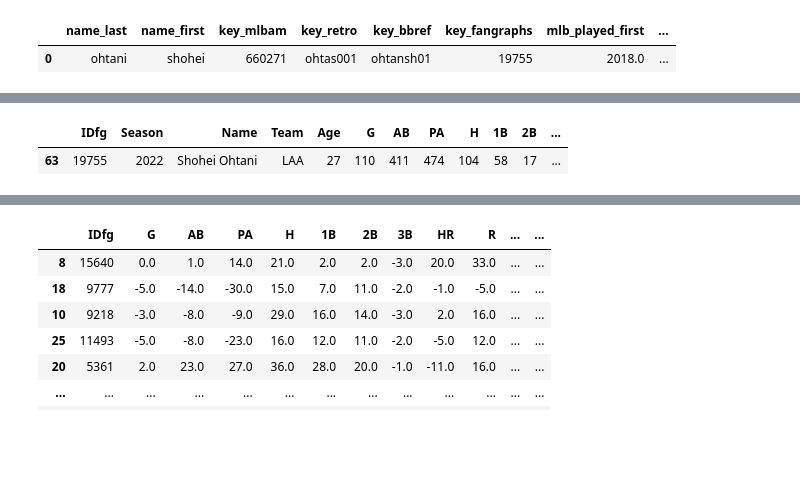
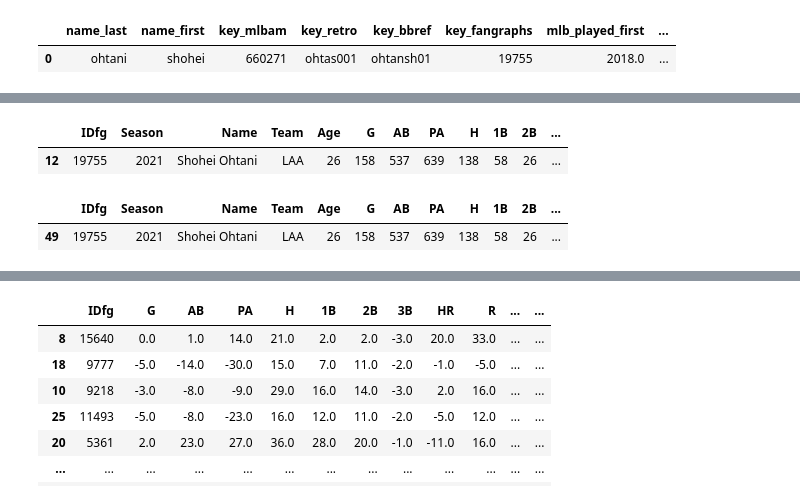
Before and after one commit to zengineering/data, a Jupyter notebook: mlb/pybaseball.ipynb, the cells around one changed output, grey strips where cells are left out. Drawn from its saved outputs; the diff is of its cells as text; code cells hidden in the pictures; blank space fills up the shorter version.

```diff
--- a/mlb/pybaseball.ipynb
+++ b/mlb/pybaseball.ipynb
@@ -94,5 +92,5 @@ ohtani_batting = batting2022.loc[batting2022["IDfg"] == 19755]
 # %%
-ohtani_batting
+ohtani_batting_2021_war
 # %% [output]
 |  | IDfg | Season | Name | Team | Age | G | AB | PA | H | 1B | 2B | ... |
-| 63 | 19755 | 2022 | Shohei Ohtani | LAA | 27 | 110 | 411 | 474 | 104 | 58 | 17 | ... |
+| 12 | 19755 | 2021 | Shohei Ohtani | LAA | 26 | 158 | 537 | 639 | 138 | 58 | 26 | ... |
@@ -98,0 +99,5 @@ ohtani_batting
+# %%
+ohtani_pitching_2021
+# %% [output]
+|  | IDfg | Season | Name | Team | Age | G | AB | PA | H | 1B | 2B | ... |
+| 49 | 19755 | 2021 | Shohei Ohtani | LAA | 26 | 158 | 537 | 639 | 138 | 58 | 26 | ... |
```
Also changed, not shown: parts of 37 cells of this notebook.
